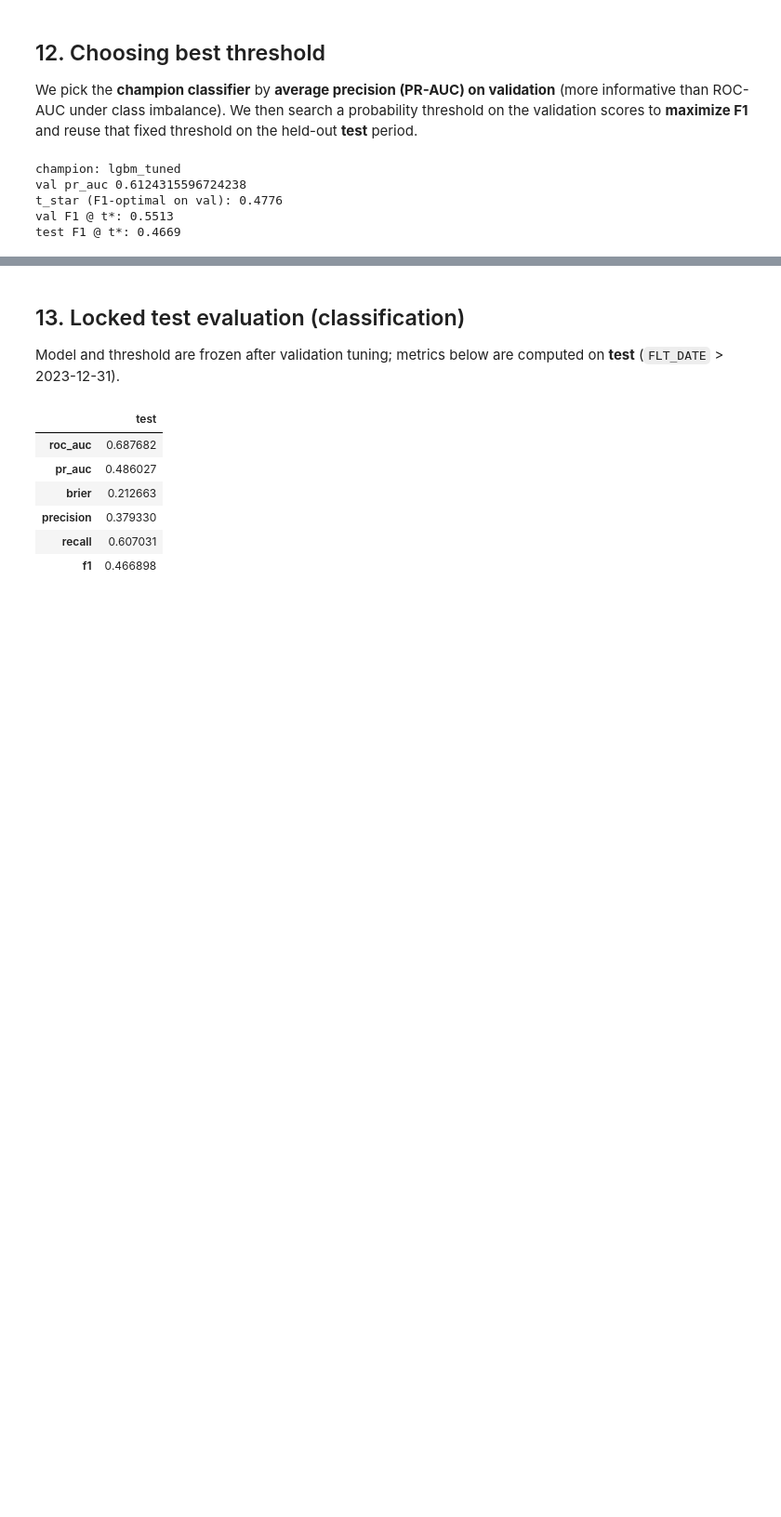
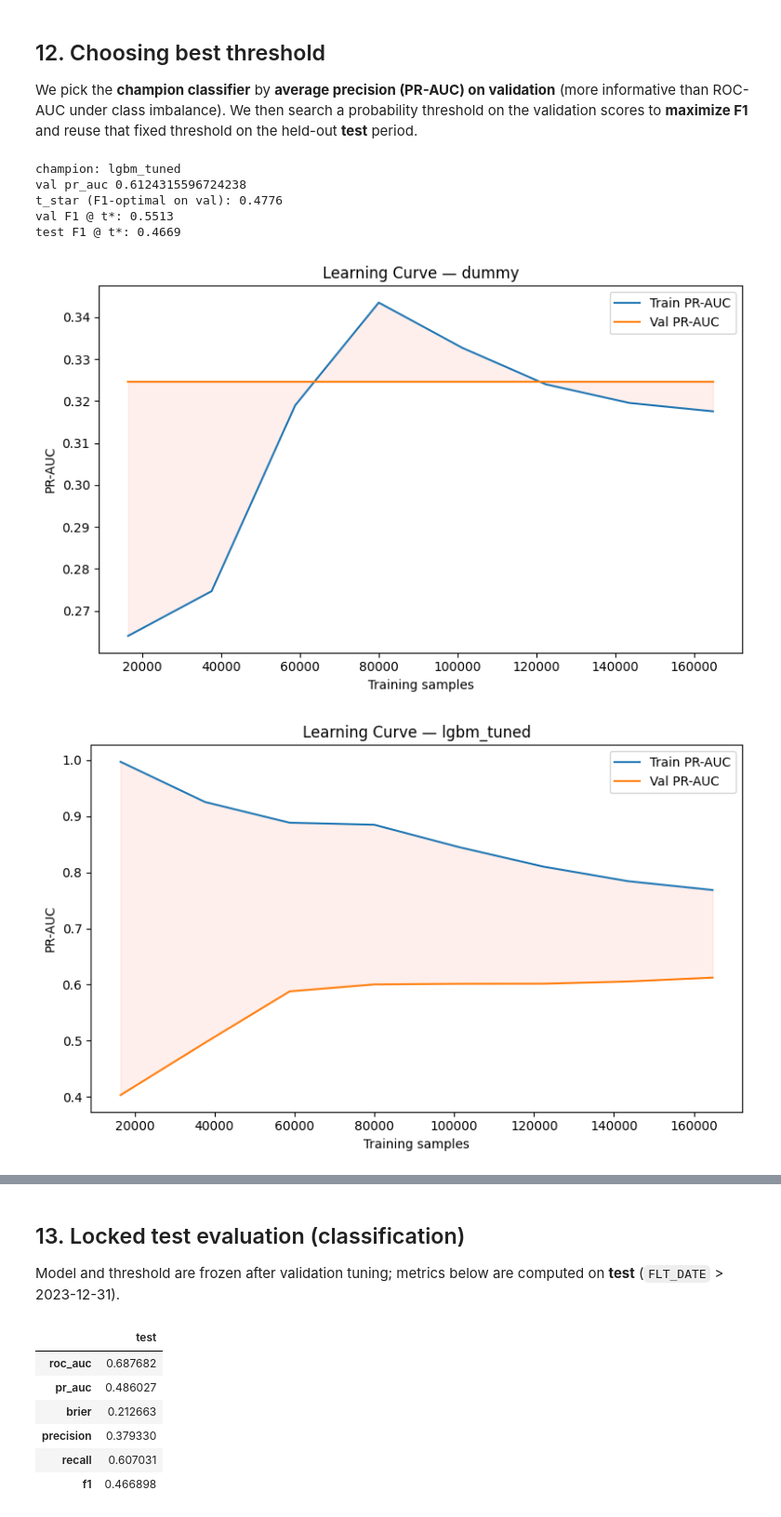
Before and after one commit to agarcia246/Machine_learning_Project, a Jupyter notebook: flight_delays.ipynb, the cells around one changed output, grey strips where cells are left out. Shown at 93% size. Cells and saved outputs as stored; diff of their text form; code cells hidden in the pictures; blank space fills up the shorter version.

```diff
--- a/flight_delays.ipynb
+++ b/flight_delays.ipynb
@@ -1673,22 +1673,46 @@ val pr_auc 0.6124315596724238
 t_star (F1-optimal on val): 0.4776
 val F1 @ t*: 0.5513
 test F1 @ t*: 0.4669
-# %%
-from sklearn.model_selection import learning_curve
-
-for name, model in fitted_models.items():
-    train_sizes, train_scores, val_scores = learning_curve(
-        model, x_train, y_train, cv=5,
-        scoring="average_precision", n_jobs=-1,
-        train_sizes=np.linspace(0.1, 1.0, 8)
-    )
-
-    plt.figure(figsize=(8, 5))
-    plt.plot(train_sizes, train_scores.mean(axis=1), label="Train PR-AUC")
-    plt.plot(train_sizes, val_scores.mean(axis=1), label="Val PR-AUC")
-    plt.title(f"Learning Curve — {name}")
-    plt.xlabel("Training size")
-    plt.ylabel("PR-AUC")
-    plt.legend()
-    plt.tight_layout()
-    plt.show()
+# %%
+from sklearn.base import clone
+from sklearn.metrics import average_precision_score
+
+models_for_lc = {
+    name: model for name, model in fitted_models.items()
+    if name in ["dummy", "lgbm_tuned", "hist_gb_tuned", "logreg_tuned"]
+}
+
+sizes = np.linspace(0.1, 1.0, 8)
+x_sizes = [int(len(x_train) * f) for f in sizes]
+
+for name, model in models_for_lc.items():
+    train_pr_aucs = []
+    val_pr_aucs   = []
+
+    for n in x_sizes:
+        x_sub = x_train.iloc[:n]
+        y_sub = y_train.iloc[:n]
+
+        m = clone(model)
+        m.fit(x_sub, y_sub)
+
+        train_pr_aucs.append(
+            average_precision_score(y_sub, m.predict_proba(x_sub)[:, 1])
+        )
+        val_pr_aucs.append(
+            average_precision_score(y_val, m.predict_proba(x_val)[:, 1])
+        )
+
+    plt.figure(figsize=(8, 5))
+    plt.plot(x_sizes, train_pr_aucs, label="Train PR-AUC")
+    plt.plot(x_sizes, val_pr_aucs,   label="Val PR-AUC")
+    plt.fill_between(x_sizes, train_pr_aucs, val_pr_aucs, alpha=0.1, color="tomato")
+    plt.title(f"Learning Curve — {name}")
+    plt.xlabel("Training samples")
+    plt.ylabel("PR-AUC")
+    plt.legend()
+    plt.tight_layout()
+    plt.show()
+# %% [output]
+[figure, added]
+[figure, added]
```
Also changed, not shown: parts of 10 cells of this notebook.
